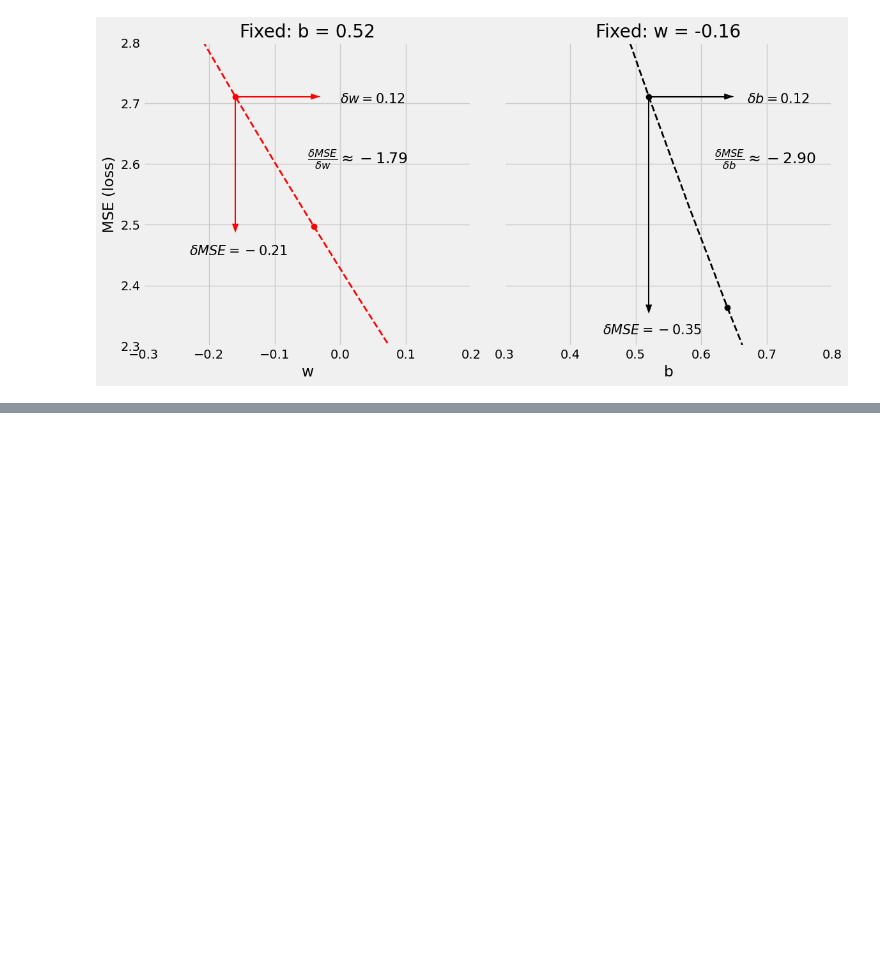
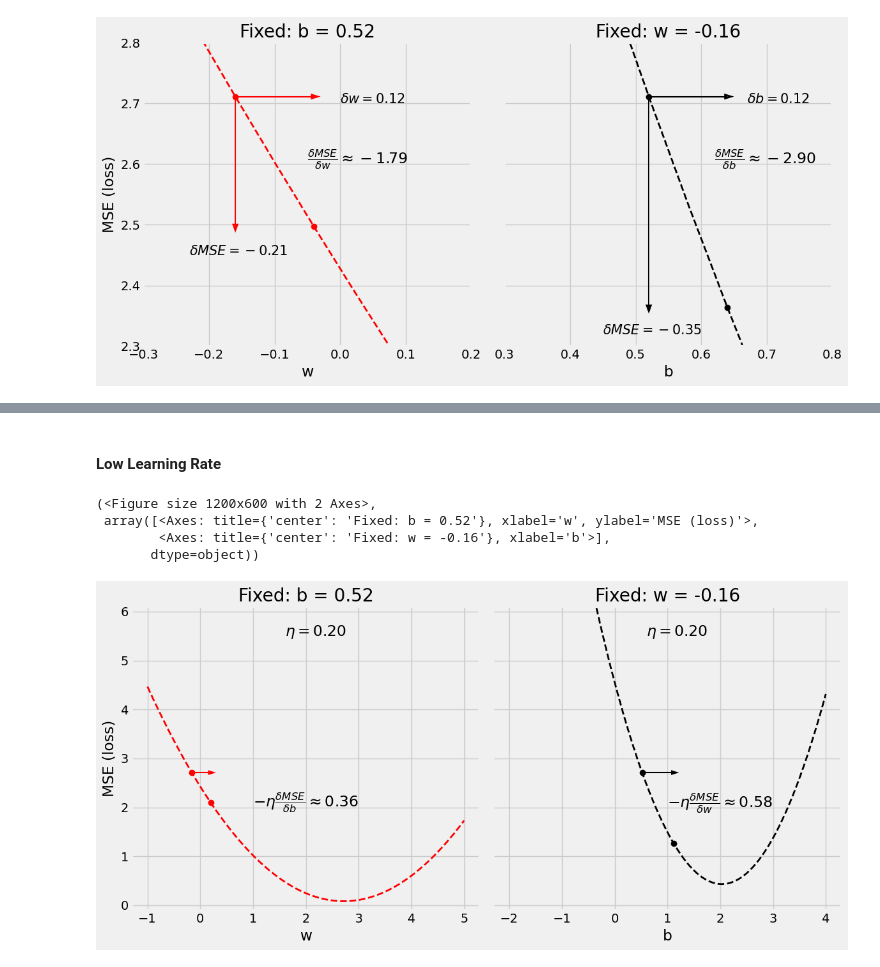
Before and after one commit to cpoles/PyTorchStepByStep, a Jupyter notebook: Chapter00_cp.ipynb, the cells around one changed output, grey strips where cells are left out. Cells and saved outputs as stored; diff of their text form; code cells hidden in the pictures; blank space fills up the shorter version.

```diff
--- a/Chapter00_cp.ipynb
+++ b/Chapter00_cp.ipynb
@@ -240,0 +276,20 @@ figure8(b, w, bs, ws, all_losses)
+# %%
+manual_grad_b = -2.90
+manual_grad_w = -1.79
+
+np.random.seed(42)
+b_initial = np.random.randn(1)
+w_initial = np.random.randn(1)
+# %% [markdown]
+#### Low Learning Rate
+# %%
+# Learning rate - greek letter "eta" that looks like an "n"
+lr = .2
+
+figure10(b_initial, w_initial, bs, ws, all_losses, manual_grad_b, manual_grad_w, lr)
+# %% [output]
+(<Figure size 1200x600 with 2 Axes>,
+ array([<Axes: title={'center': 'Fixed: b = 0.52'}, xlabel='w', ylabel='MSE (loss)'>,
+        <Axes: title={'center': 'Fixed: w = -0.16'}, xlabel='b'>],
+       dtype=object))
+[figure, added]
```
Also changed, not shown: parts of 29 cells of this notebook, 1 other file.
